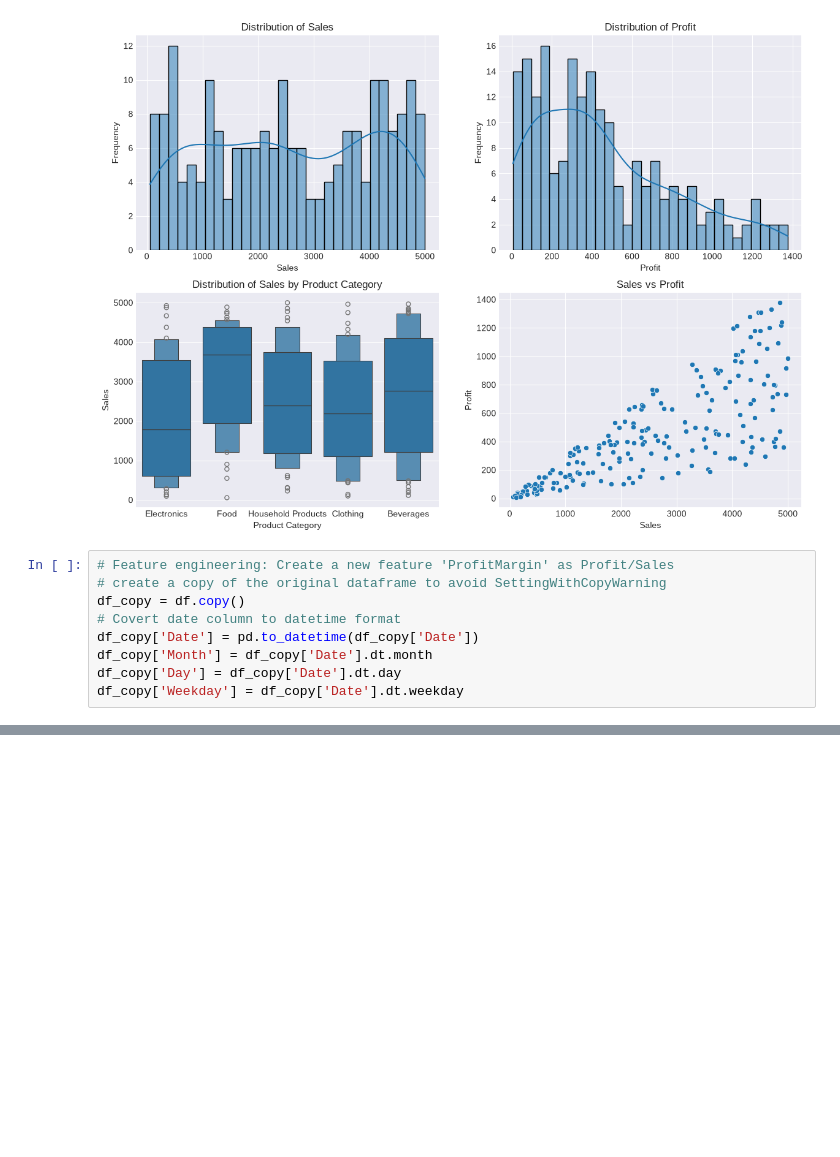
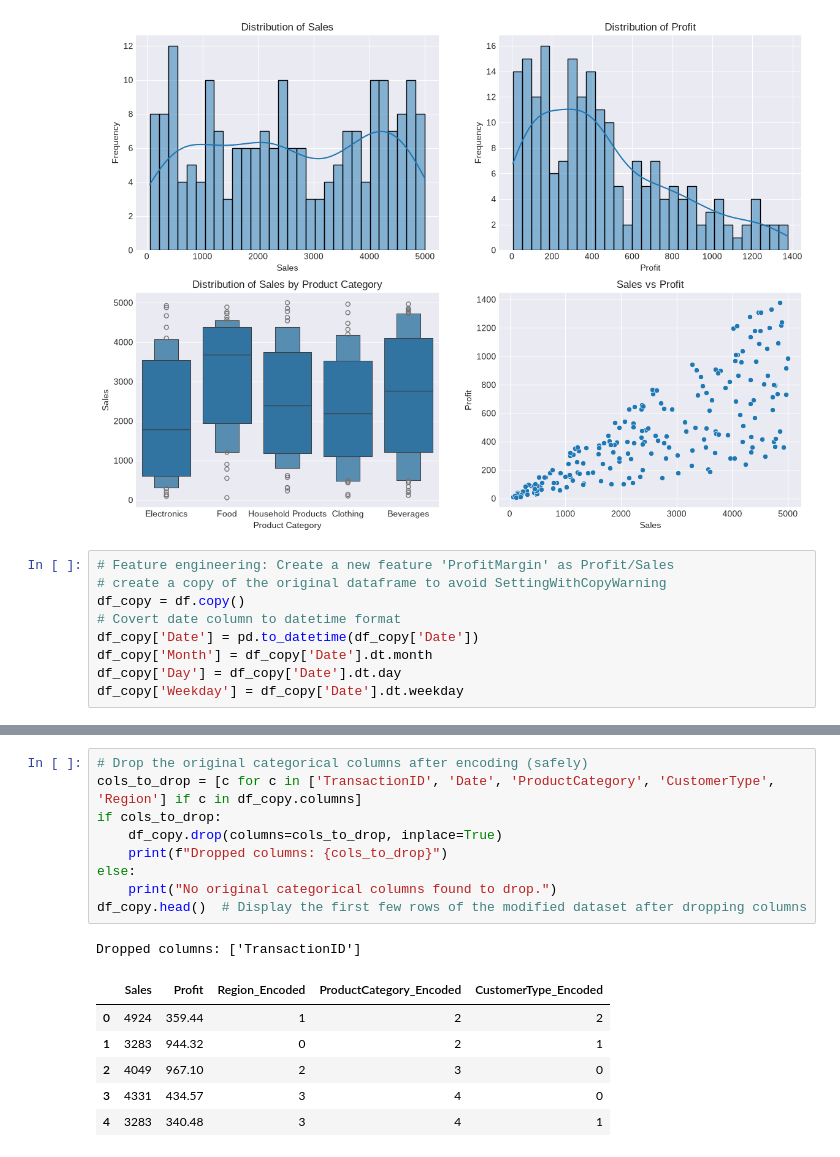
Before and after one commit to Afrah-create/RecessTerm, a Jupyter notebook: Lectures/Day11/big_data.ipynb, the cells around one changed output, grey strips where cells are left out. Saved outputs shown, nothing was run; the diff lists cells and outputs as text; blank space fills up the shorter version.

```diff
--- a/Lectures/Day11/big_data.ipynb
+++ b/Lectures/Day11/big_data.ipynb
@@ -439,0 +363,17 @@ Predicted Profit for this new transaction: $608.71
+# %%
+# Drop the original categorical columns after encoding (safely)
+cols_to_drop = [c for c in ['TransactionID', 'Date', 'ProductCategory', 'CustomerType', 'Region'] if c in df_copy.columns]
+if cols_to_drop:
+	df_copy.drop(columns=cols_to_drop, inplace=True)
+	print(f"Dropped columns: {cols_to_drop}")
+else:
+	print("No original categorical columns found to drop.")
+df_copy.head()  # Display the first few rows of the modified dataset after dropping columns
+# %% [output]
+Dropped columns: ['TransactionID']
+|  | Sales | Profit | Region_Encoded | ProductCategory_Encoded | CustomerType_Encoded |
+| 0 | 4924 | 359.44 | 1 | 2 | 2 |
+| 1 | 3283 | 944.32 | 0 | 2 | 1 |
+| 2 | 4049 | 967.10 | 2 | 3 | 0 |
+| 3 | 4331 | 434.57 | 3 | 4 | 0 |
+| 4 | 3283 | 340.48 | 3 | 4 | 1 |
```
Also changed, not shown: parts of 7 cells of this notebook, 6 other files.
